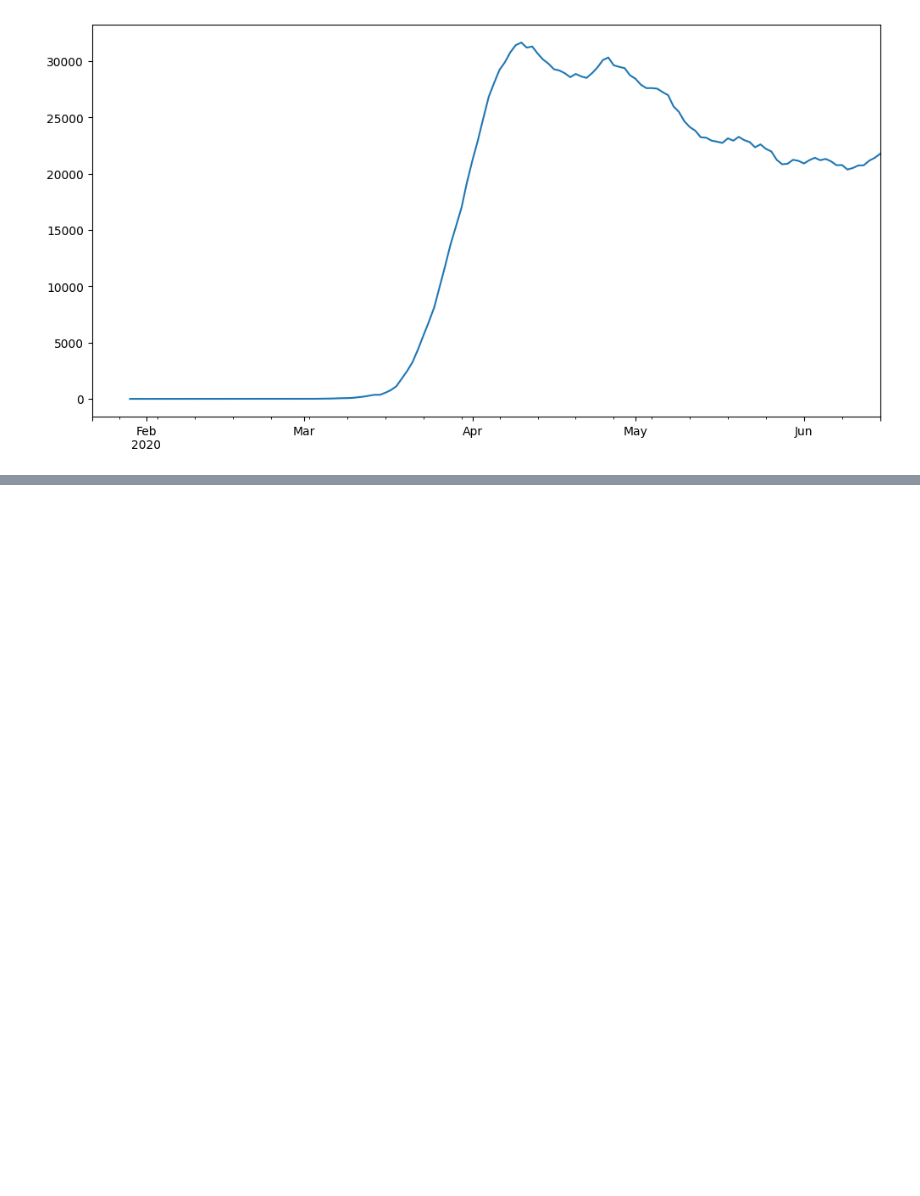
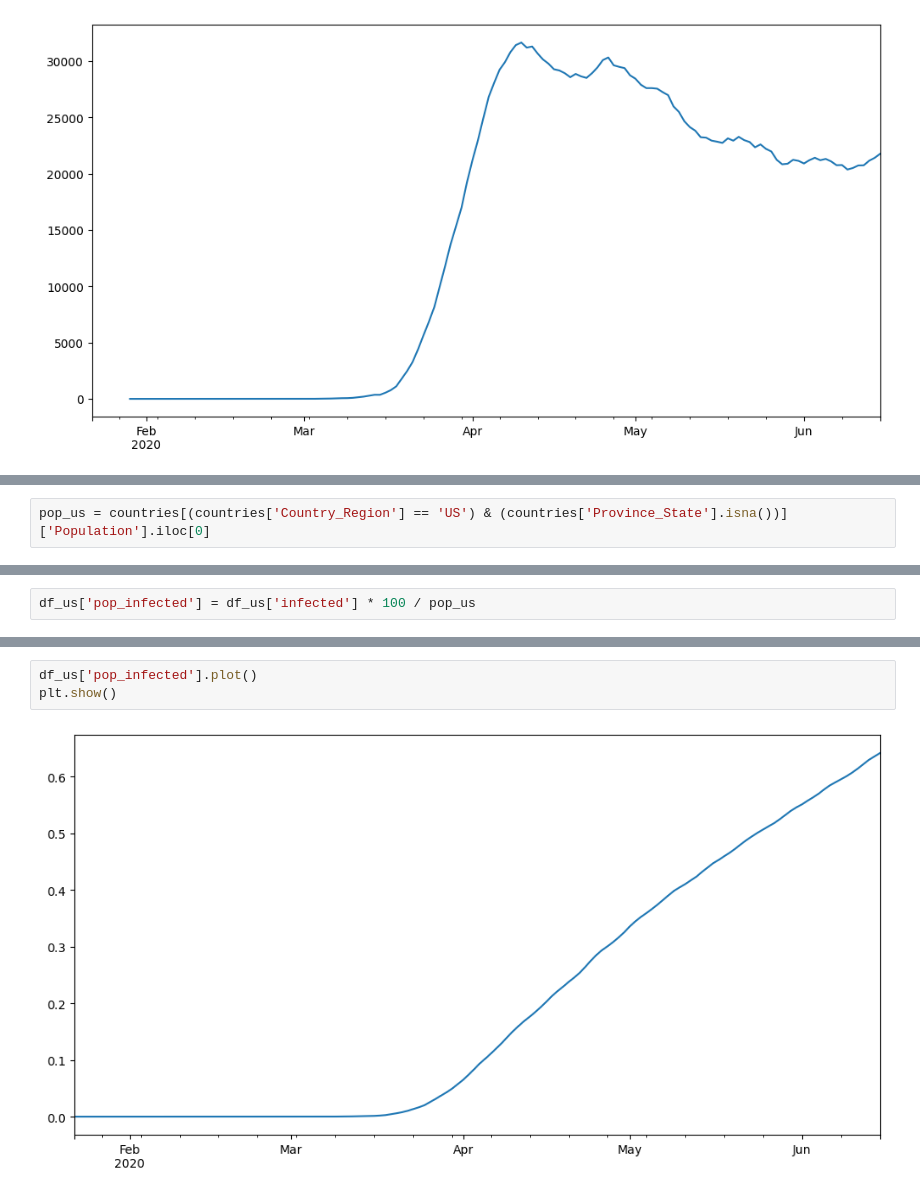
Before and after one commit to Ada-Lovelace-Akademi/data-science, a Jupyter notebook: exercises/week-2-exercise.ipynb, the cells around one changed output, grey strips where cells are left out. Cells and saved outputs as stored; diff of their text form; blank space fills up the shorter version.

```diff
--- a/exercises/week-2-exercise.ipynb
+++ b/exercises/week-2-exercise.ipynb
@@ -372,0 +412,2 @@ plt.show()
+# %%
+pop_us = countries[(countries['Country_Region'] == 'US') & (countries['Province_State'].isna())]['Population'].iloc[0]
@@ -372,0 +430,2 @@ plt.show()
+# %%
+df_us['pop_infected'] = df_us['infected'] * 100 / pop_us
@@ -372,0 +448,5 @@ plt.show()
+# %%
+df_us['pop_infected'].plot()
+plt.show()
+# %% [output]
+[figure, added]
```
Also changed, not shown: parts of 12 cells of this notebook.
